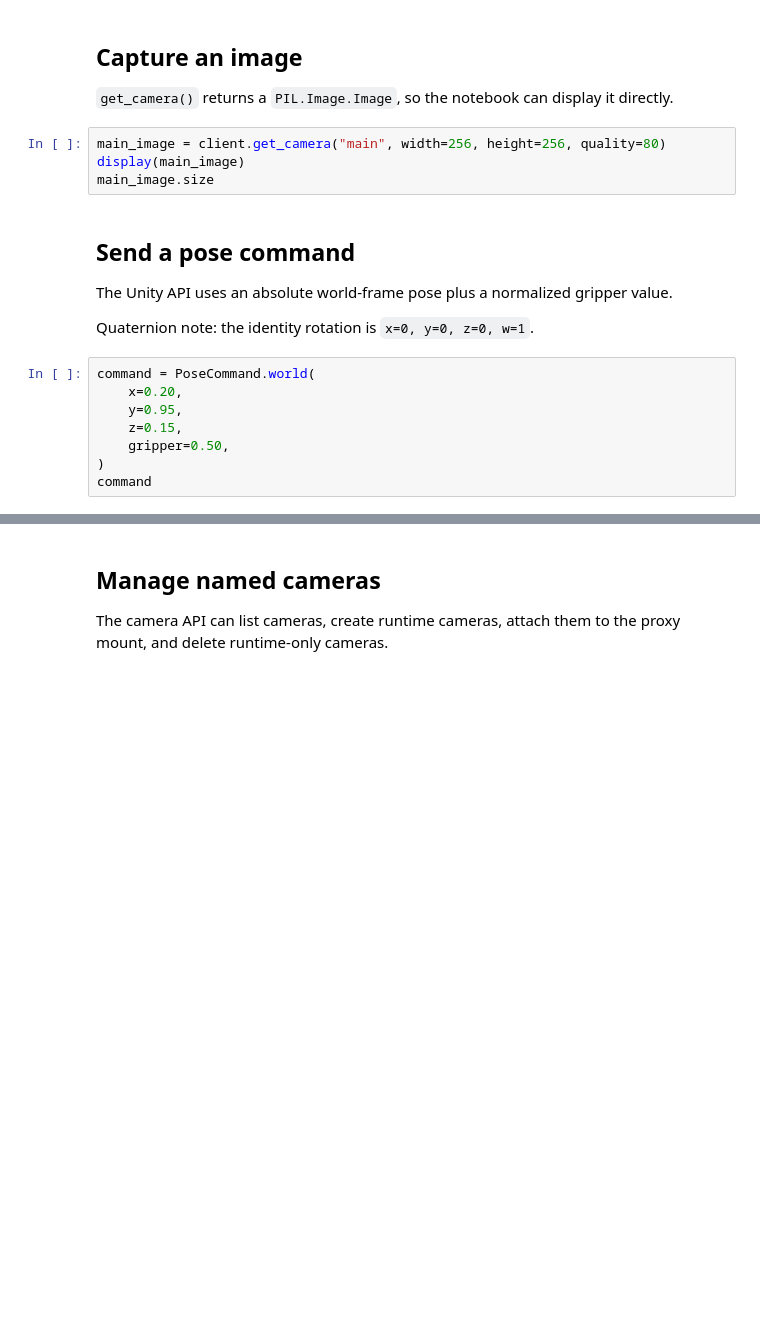
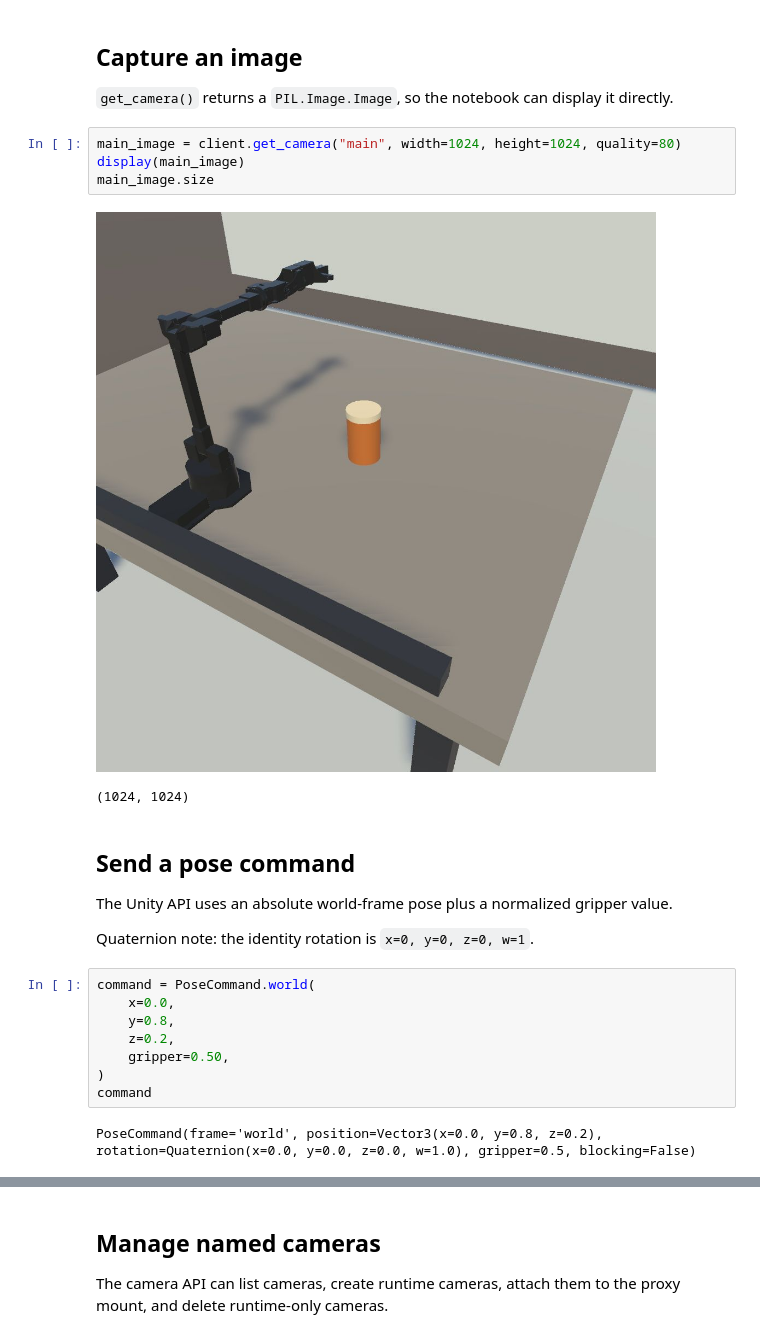
Before and after one commit to riverfog7/vla_study, a Jupyter notebook: python_controller/demo.ipynb, the cells around one changed output, grey strips where cells are left out. Cells and saved outputs as stored; diff of their text form; blank space fills up the shorter version.

```diff
--- a/python_controller/demo.ipynb
+++ b/python_controller/demo.ipynb
@@ -51,9 +51,12 @@ state
 
 `get_camera()` returns a `PIL.Image.Image`, so the notebook can display it directly.
 # %%
-main_image = client.get_camera("main", width=256, height=256, quality=80)
+main_image = client.get_camera("main", width=1024, height=1024, quality=80)
 display(main_image)
 main_image.size
+# %% [output]
+[figure, added]
+(1024, 1024)
 # %% [markdown]
 ## Send a pose command
 
@@ -62,12 +65,14 @@ The Unity API uses an absolute world-frame pose plus a normalized gripper value.
 Quaternion note: the identity rotation is `x=0, y=0, z=0, w=1`.
 # %%
 command = PoseCommand.world(
-    x=0.20,
-    y=0.95,
-    z=0.15,
+    x=0.0,
+    y=0.8,
+    z=0.2,
     gripper=0.50,
 )
 command
+# %% [output]
+PoseCommand(frame='world', position=Vector3(x=0.0, y=0.8, z=0.2), rotation=Quaternion(x=0.0, y=0.0, z=0.0, w=1.0), gripper=0.5, blocking=False)
 # %%
 move_response = client.move_to_pose(command)
 step_response = client.step_control_interval()
```
Also changed, not shown: parts of 1 cell of this notebook, 17 other files.
